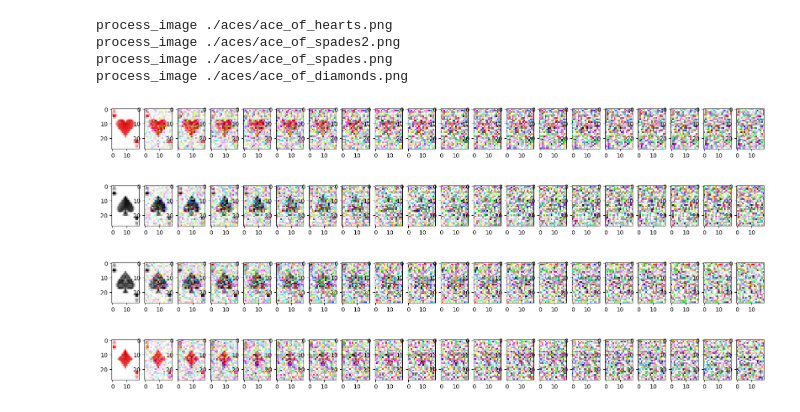
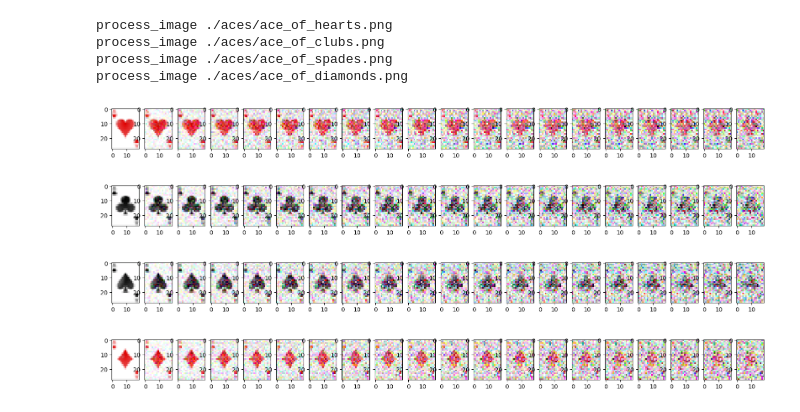
Before and after one commit to vadhri/ai-notebook, a Jupyter notebook: diffusion/add_noise.ipynb, the cells around one changed output. Saved outputs shown, nothing was run; the diff lists cells and outputs as text; code cells hidden in the pictures.

```diff
--- a/diffusion/add_noise.ipynb
+++ b/diffusion/add_noise.ipynb
@@ -19,36 +19,36 @@ def resize(folder_path, target_size, target_folder="./temp/"):
         folder_path = folder_path if folder_path[-1] == '/' else folder_path+"/"
         src_path = folder_path + item
         if os.path.isfile(src_path) and src_path[-4:] == ".png":
             process_image(src_path, target_size, target_folder+item)
 
 resize("./aces/", (19,28))
 
 def add_noise_to_images(folder_path):
     folder_path = folder_path if folder_path[-1] == '/' else folder_path+"/"
     iters = 20
     for item in os.listdir(folder_path):
         images = []
         src_path = folder_path + item
         img = np.array(Image.open(src_path))
 
         for noise in range(0, iters):
             images.append(img)
-            gn = np.random.normal(loc=0, scale=50, size=img.shape)
+            gn = np.random.normal(loc=0, scale=25, size=img.shape)
             img = np.clip(img + gn, 0, 255).astype(np.uint8)
 
         plt.figure(figsize=(20,15))
         columns = iters
         for i, image in enumerate(images):
             plt.subplot(len(images) // columns + 1, columns, i + 1)
             plt.imshow(image)
 
 add_noise_to_images('./temp/')
 # %% [output]
 process_image ./aces/ace_of_hearts.png
-process_image ./aces/ace_of_spades2.png
+process_image ./aces/ace_of_clubs.png
 process_image ./aces/ace_of_spades.png
 process_image ./aces/ace_of_diamonds.png
-[figure, old version]
+[figure, new version]
-[figure, old version]
+[figure, new version]
-[figure, old version]
+[figure, new version]
-[figure, old version]
+[figure, new version]
```
Also changed, not shown: parts of 1 cell of this notebook.
